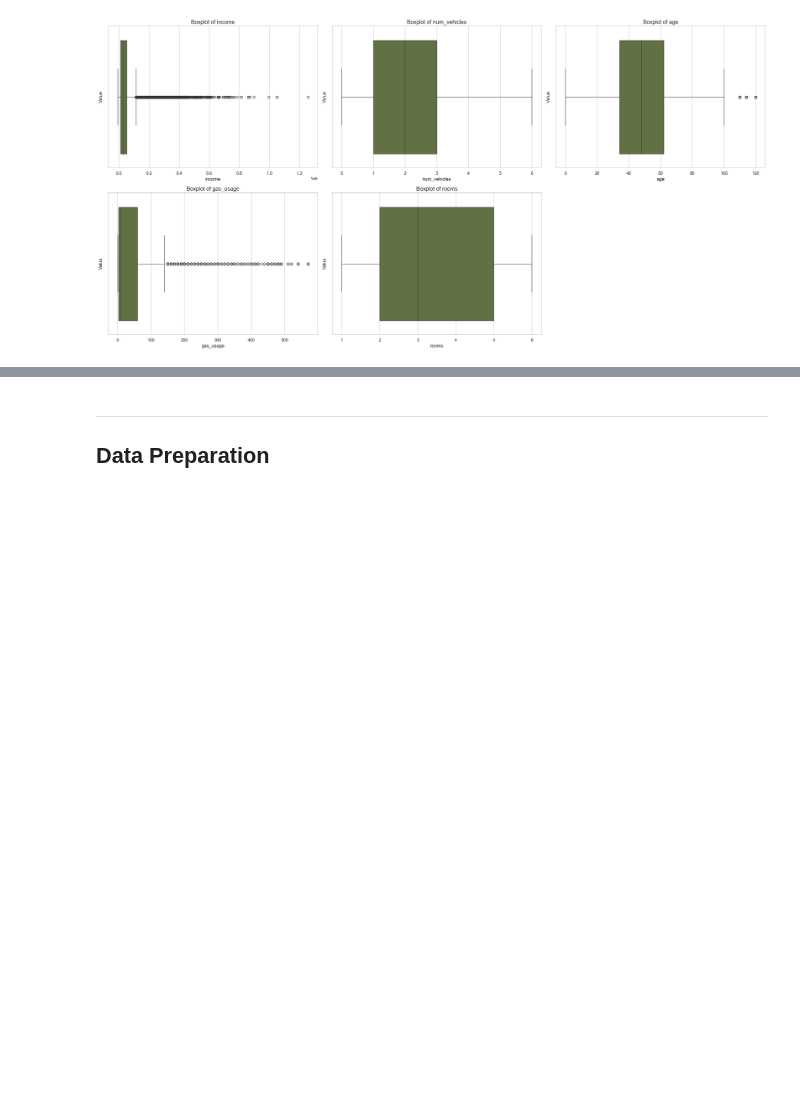
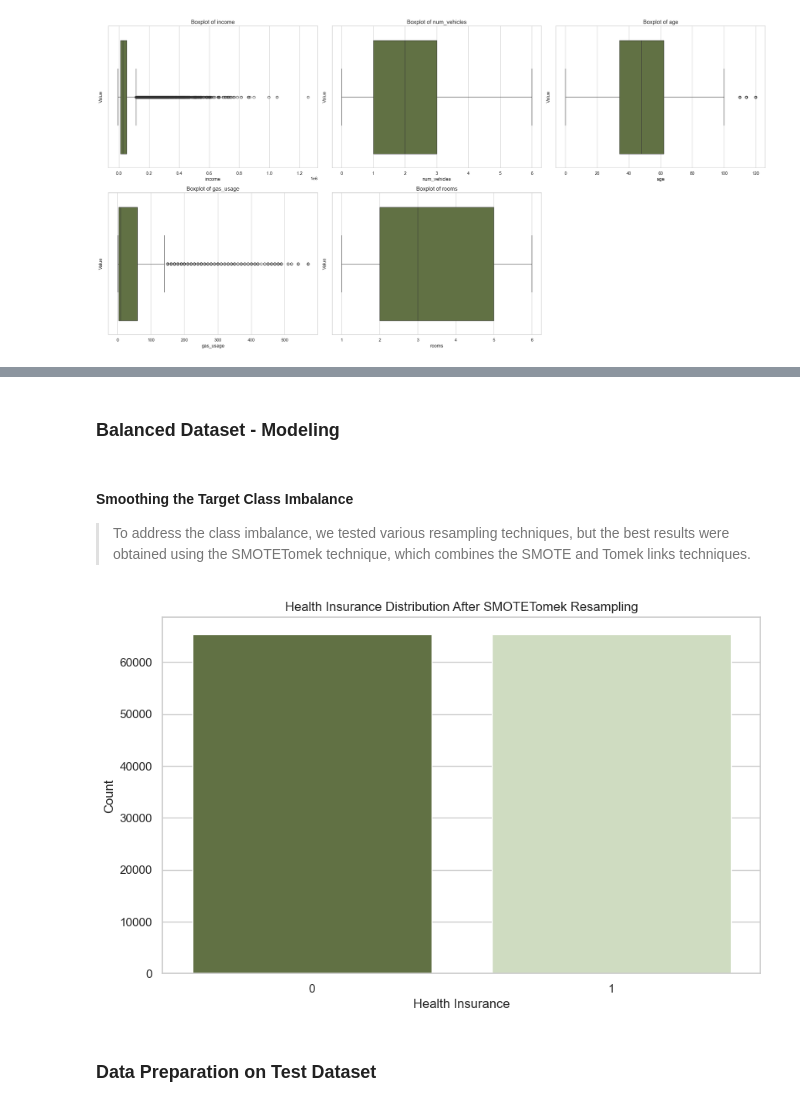
Before and after one commit to eduardooliveiraps/HealthInsurancePredictor, a Jupyter notebook: predictor/health_insurance_predictor_final.ipynb, the cells around one changed output, grey strips where cells are left out. Drawn from its saved outputs; the diff is of its cells as text; code cells hidden in the pictures; blank space fills up the shorter version.

```diff
--- a/predictor/health_insurance_predictor_final.ipynb
+++ b/predictor/health_insurance_predictor_final.ipynb
@@ -215,0 +419,24 @@ plt.show()
+# %%
+# Define mappings for categorical variables
+sex_mapping = {'Female': 0, 'Male': 1}
+is_employed_mapping = {False: 0, True: 1, 'Not in Workforce': 2}
+marital_status_mapping = {'Divorced/Separated': 0, 'Married': 1, 'Never married': 2, 'Widowed': 3}
+housing_type_mapping = {'Homeowner free and clear': 0, 'Homeowner with mortgage/loan': 1, 'Occupied with no rent': 2, 'Rented': 3, 'Unknown': 4}
+recent_move_b_mapping = {'F': 0, 'T': 1, 'Unknown': 2}
+health_ins_mapping = {False: 0, True: 1}
+
+# Apply mappings to the DataFrame
+df_processed['sex'] = df_processed['sex'].map(sex_mapping)
+df_processed['is_employed'] = df_processed['is_employed'].map(is_employed_mapping)
+df_processed['marital_status'] = df_processed['marital_status'].map(marital_status_mapping)
+df_processed['housing_type'] = df_processed['housing_type'].map(housing_type_mapping)
+df_processed['recent_move_b'] = df_processed['recent_move_b'].map(recent_move_b_mapping)
+df_processed['health_ins'] = df_processed['health_ins'].map(health_ins_mapping)
+
+# Initialize LabelEncoders for other categorical variables
+state_of_res_le = LabelEncoder()
+
+# Apply LabelEncoders to the DataFrame
+df_processed['state_of_res'] = state_of_res_le.fit_transform(df_processed['state_of_res'])
+
+df_processed.head()
@@ -215,0 +454,5 @@ plt.show()
+# %%
+# Split the dataset into training and testing sets
+X = df_processed.drop(columns=['health_ins'], errors='ignore')
+y = df_processed['health_ins']
+X_train, X_test, y_train, y_test = train_test_split(X, y, test_size=0.2, random_state=42)
@@ -216,4 +467,26 @@ plt.show()
+# %% [markdown]
+### Balanced Dataset - Modeling
+# %% [markdown]
+#### Smoothing the Target Class Imbalance
+
+>To address the class imbalance, we tested various resampling techniques, but the best results were obtained using the SMOTETomek technique, which combines the SMOTE and Tomek links techniques.
+# %%
+warnings.filterwarnings('ignore')
+
+# Apply SMOTETomek to the training dataset
+smote_tomek = SMOTETomek(random_state=42)
+X_resampled, y_resampled = smote_tomek.fit_resample(X, y)
+
+# Plot the target class distribution after resampling
+plt.figure(figsize=(10, 6))
+sns.countplot(x=y_resampled, palette=custom_palette)
+plt.title('Health Insurance Distribution After SMOTETomek Resampling')
+plt.xlabel('Health Insurance')
+plt.ylabel('Count')
+plt.show()
+
+warnings.filterwarnings('default')
+# %% [output]
+[figure, added]
 # %% [markdown]
----
-
-## Data Preparation
+### Data Preparation on Test Dataset
```
Also changed, not shown: parts of 37 cells of this notebook.
